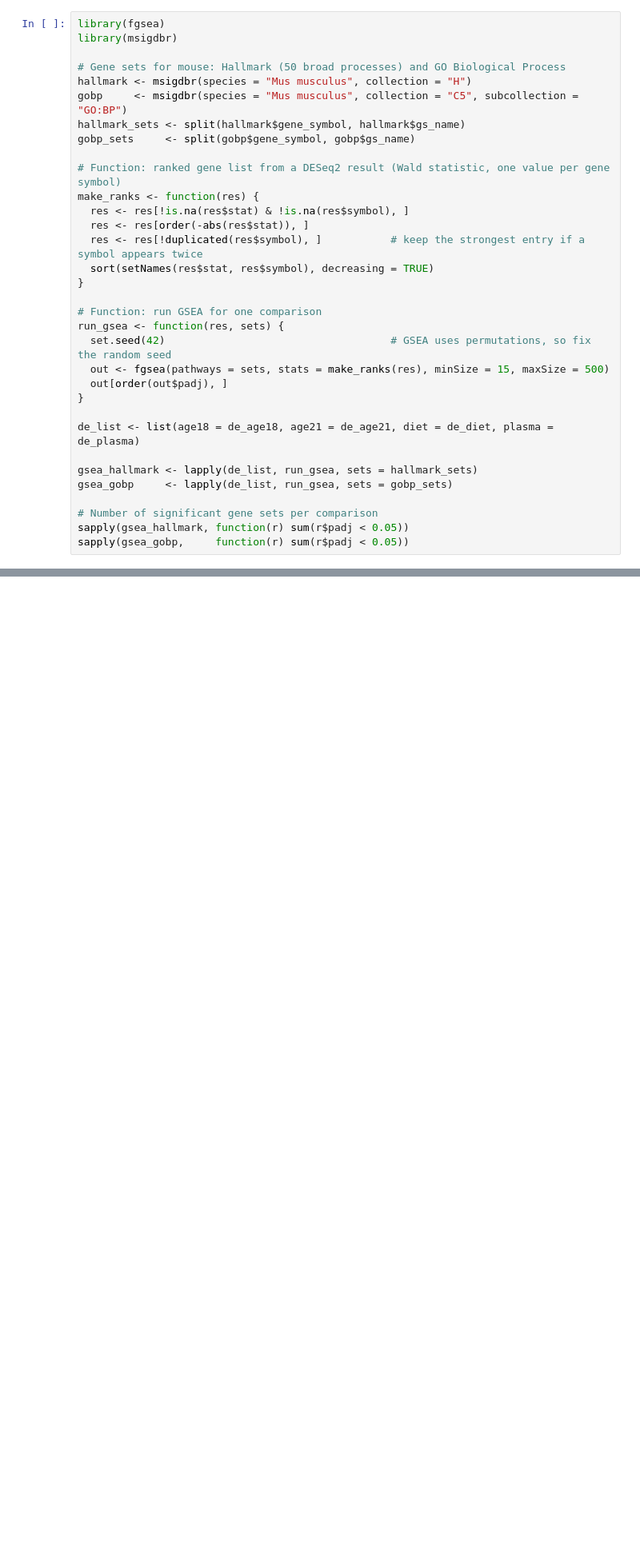
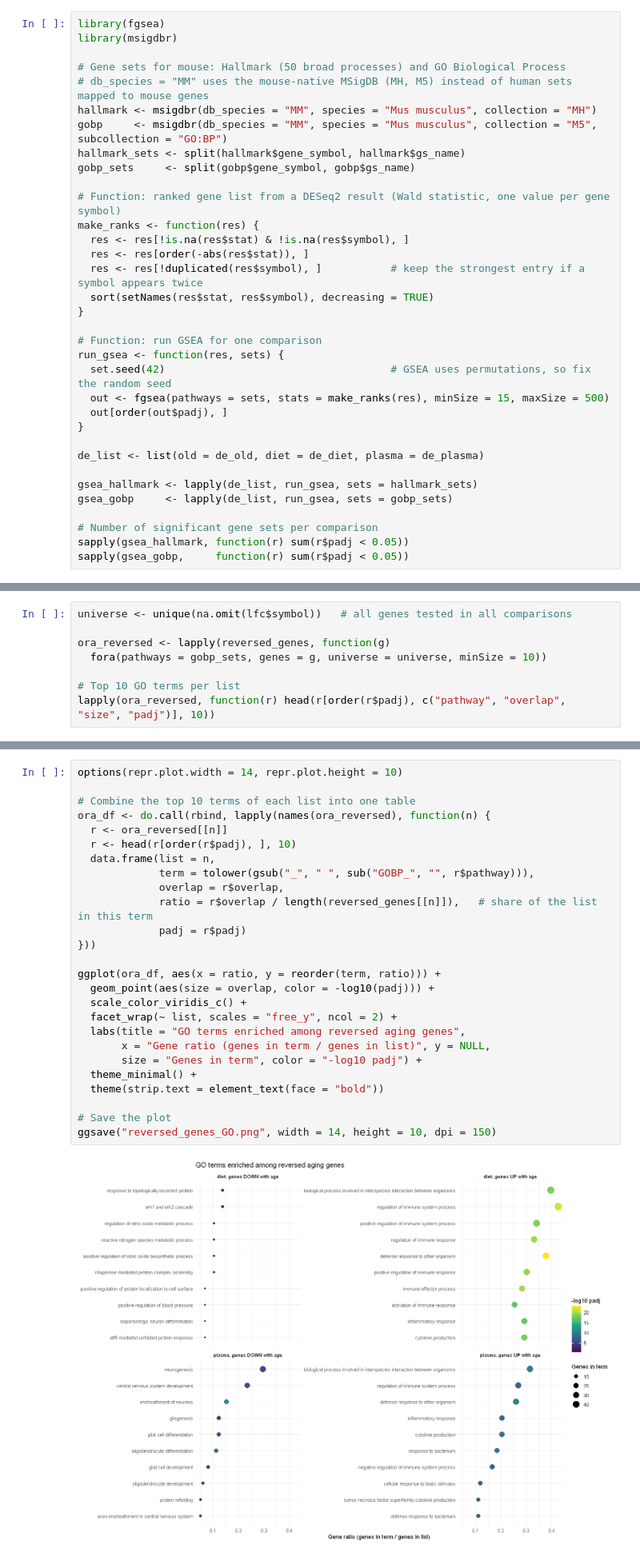
Before and after one commit to lhasch/System-Genomics-Project, a Jupyter notebook: Script.ipynb, the cells around one changed output, grey strips where cells are left out. Shown at 80% size. Drawn from its saved outputs; the diff is of its cells as text; blank space fills up the shorter version.

```diff
--- a/Script.ipynb
+++ b/Script.ipynb
@@ -495,8 +469,9 @@ library(fgsea)
 library(msigdbr)
 
 # Gene sets for mouse: Hallmark (50 broad processes) and GO Biological Process
-hallmark <- msigdbr(species = "Mus musculus", collection = "H")
-gobp     <- msigdbr(species = "Mus musculus", collection = "C5", subcollection = "GO:BP")
+# db_species = "MM" uses the mouse-native MSigDB (MH, M5) instead of human sets mapped to mouse genes
+hallmark <- msigdbr(db_species = "MM", species = "Mus musculus", collection = "MH")
+gobp     <- msigdbr(db_species = "MM", species = "Mus musculus", collection = "M5", subcollection = "GO:BP")
 hallmark_sets <- split(hallmark$gene_symbol, hallmark$gs_name)
 gobp_sets     <- split(gobp$gene_symbol, gobp$gs_name)
 
@@ -515,7 +490,7 @@ run_gsea <- function(res, sets) {
   out[order(out$padj), ]
 }
 
-de_list <- list(age18 = de_age18, age21 = de_age21, diet = de_diet, plasma = de_plasma)
+de_list <- list(old = de_old, diet = de_diet, plasma = de_plasma)
 
 gsea_hallmark <- lapply(de_list, run_gsea, sets = hallmark_sets)
 gsea_gobp     <- lapply(de_list, run_gsea, sets = gobp_sets)
@@ -713,0 +651,8 @@ The black line shows the overall trend. A falling line means rejuvenation.
+# %%
+universe <- unique(na.omit(lfc$symbol))   # all genes tested in all comparisons
+
+ora_reversed <- lapply(reversed_genes, function(g)
+  fora(pathways = gobp_sets, genes = g, universe = universe, minSize = 10))
+
+# Top 10 GO terms per list
+lapply(ora_reversed, function(r) head(r[order(r$padj), c("pathway", "overlap", "size", "padj")], 10))
@@ -714 +677,29 @@ The black line shows the overall trend. A falling line means rejuvenation.
+# %%
+options(repr.plot.width = 14, repr.plot.height = 10)
+
+# Combine the top 10 terms of each list into one table
+ora_df <- do.call(rbind, lapply(names(ora_reversed), function(n) {
+  r <- ora_reversed[[n]]
+  r <- head(r[order(r$padj), ], 10)
+  data.frame(list = n,
+             term = tolower(gsub("_", " ", sub("GOBP_", "", r$pathway))),
+             overlap = r$overlap,
+             ratio = r$overlap / length(reversed_genes[[n]]),   # share of the list in this term
+             padj = r$padj)
+}))
+
+ggplot(ora_df, aes(x = ratio, y = reorder(term, ratio))) +
+  geom_point(aes(size = overlap, color = -log10(padj))) +
+  scale_color_viridis_c() +
+  facet_wrap(~ list, scales = "free_y", ncol = 2) +
+  labs(title = "GO terms enriched among reversed aging genes",
+       x = "Gene ratio (genes in term / genes in list)", y = NULL,
+       size = "Genes in term", color = "-log10 padj") +
+  theme_minimal() +
+  theme(strip.text = element_text(face = "bold"))
+
+# Save the plot
+ggsave("reversed_genes_GO.png", width = 14, height = 10, dpi = 150)
+# %% [output]
+[figure, added]
 # %% [markdown]
```
Also changed, not shown: parts of 35 cells of this notebook, 3 other files.
